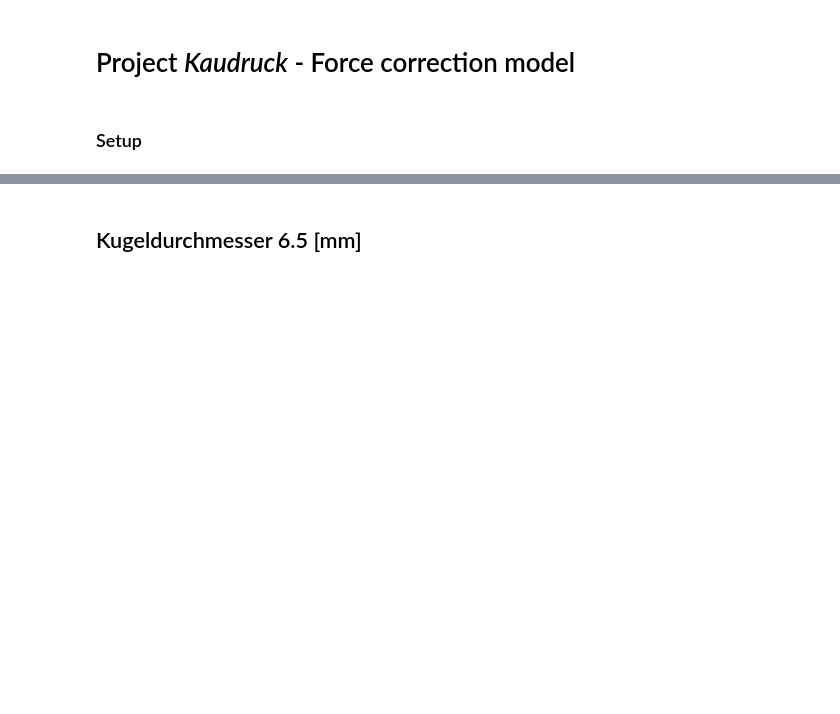
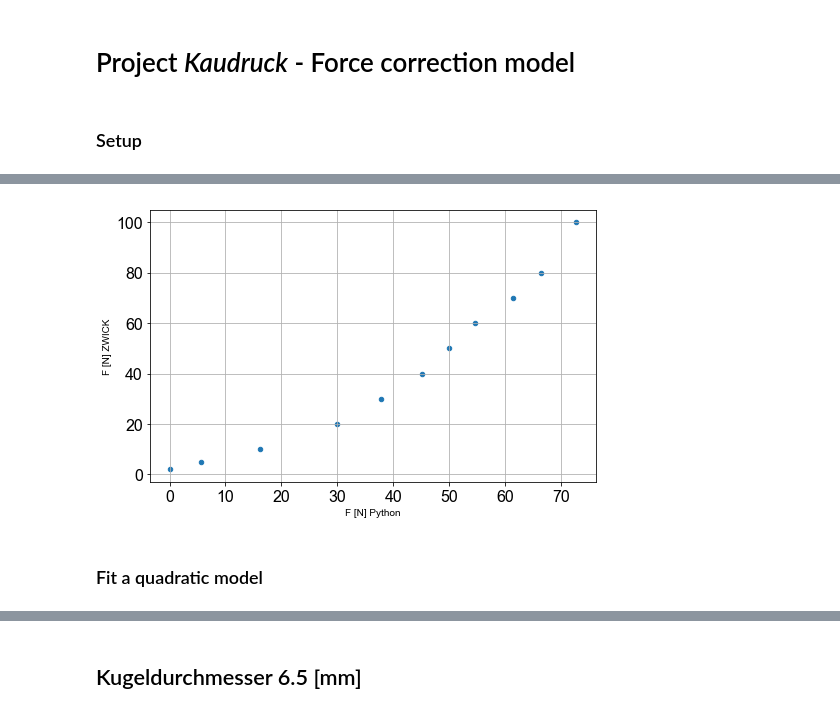
Before and after one commit to eotp/kaudruck, a Jupyter notebook: notebooks/_model.ipynb, the cells around one changed output, grey strips where cells are left out. Cells and saved outputs as stored; diff of their text form; code cells hidden in the pictures; blank space fills up the shorter version.

```diff
--- a/notebooks/_model.ipynb
+++ b/notebooks/_model.ipynb
@@ -29,0 +52,8 @@ from kaudruck import KauDruck, plot_aoi_aor
+# %%
+fig, ax = plt.subplots(figsize=(8,5))
+d120.plot.scatter(y='F [N] ZWICK', x='F [N] Python', ax=ax)
+ax.grid()
+# %% [output]
+[figure, added]
+# %% [markdown]
+### Fit a quadratic model
```
Also changed, not shown: parts of 10 cells of this notebook, 1 other file.
